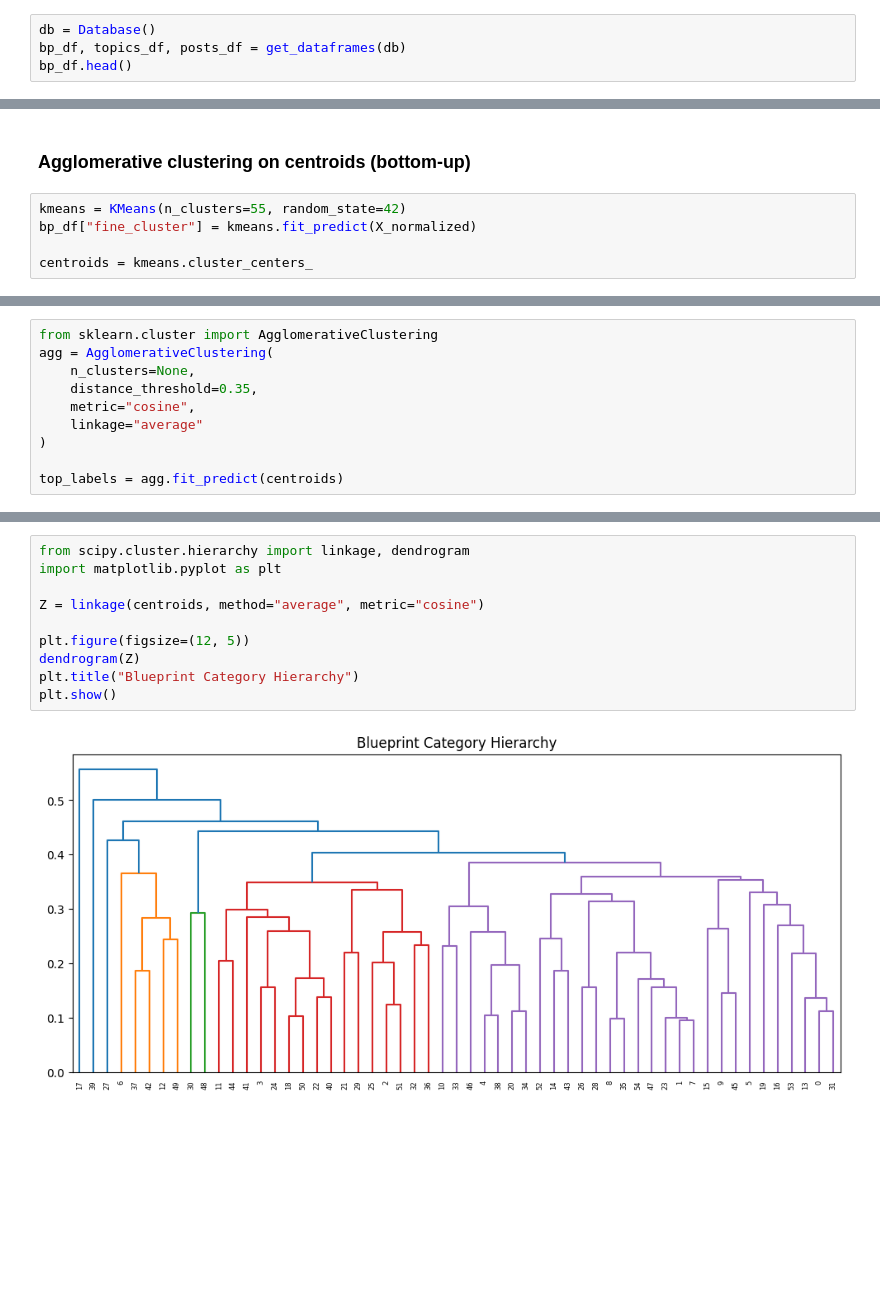
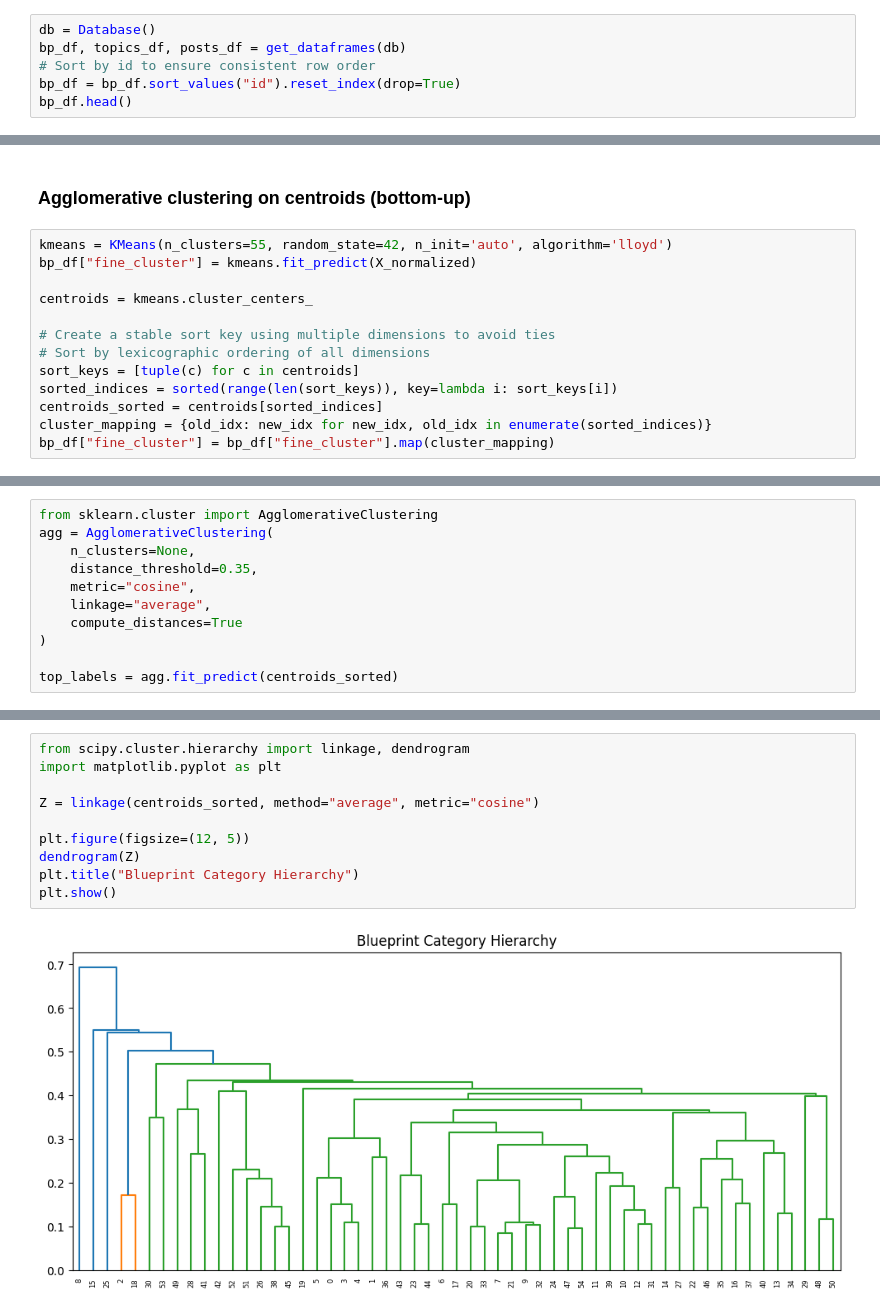
Before and after one commit to 598975/BP-classification, a Jupyter notebook: notebooks/260128-hierarchical-clustering.ipynb, the cells around one changed output, grey strips where cells are left out. Drawn from its saved outputs; the diff is of its cells as text; blank space fills up the shorter version.

Commit message:
changes to hierarchical clustering to make it consistant and deterministic

```diff
--- a/notebooks/260128-hierarchical-clustering.ipynb
+++ b/notebooks/260128-hierarchical-clustering.ipynb
@@ -16,6 +33,8 @@ from sklearn.metrics.pairwise import cosine_distances, cosine_similarity
 # %%
 db = Database()
 bp_df, topics_df, posts_df = get_dataframes(db)
+# Sort by id to ensure consistent row order
+bp_df = bp_df.sort_values("id").reset_index(drop=True)
 bp_df.head()
 # %% [output]
 |  | id | blueprint_hash | name | extracted_keywords | blueprint_url | blueprint_code | post_id | ... |
@@ -208,10 +254,18 @@ write_to_md(f"output/{c_name}.md")
 # %% [markdown]
 ### Agglomerative clustering on centroids (bottom-up)
 # %%
-kmeans = KMeans(n_clusters=55, random_state=42)
+kmeans = KMeans(n_clusters=55, random_state=42, n_init='auto', algorithm='lloyd')
 bp_df["fine_cluster"] = kmeans.fit_predict(X_normalized)
 
 centroids = kmeans.cluster_centers_
+
+# Create a stable sort key using multiple dimensions to avoid ties
+# Sort by lexicographic ordering of all dimensions
+sort_keys = [tuple(c) for c in centroids]
+sorted_indices = sorted(range(len(sort_keys)), key=lambda i: sort_keys[i])
+centroids_sorted = centroids[sorted_indices]
+cluster_mapping = {old_idx: new_idx for new_idx, old_idx in enumerate(sorted_indices)}
+bp_df["fine_cluster"] = bp_df["fine_cluster"].map(cluster_mapping)
 # %%
 from sklearn.cluster import AgglomerativeClustering
 
@@ -224,10 +278,11 @@ agg = AgglomerativeClustering(
     n_clusters=None,
     distance_threshold=0.35,
     metric="cosine",
-    linkage="average"
+    linkage="average",
+    compute_distances=True
 )
 
-top_labels = agg.fit_predict(centroids)
+top_labels = agg.fit_predict(centroids_sorted)
 # %%
 bp_df["top_cluster"] = bp_df["fine_cluster"].map(dict(enumerate(top_labels)))
 bp_df.head()
@@ -241,15 +296,15 @@ bp_df.head()
 # %%
 from scipy.cluster.hierarchy import linkage, dendrogram
 import matplotlib.pyplot as plt
 
-Z = linkage(centroids, method="average", metric="cosine")
+Z = linkage(centroids_sorted, method="average", metric="cosine")
 
 plt.figure(figsize=(12, 5))
 dendrogram(Z)
 plt.title("Blueprint Category Hierarchy")
 plt.show()
 # %% [output]
-[figure, old version]
+[figure, new version]
 # %%
 bp_df["top_cluster"].unique().shape
 # %% [output]
```
Also changed, not shown: parts of 10 cells of this notebook.
